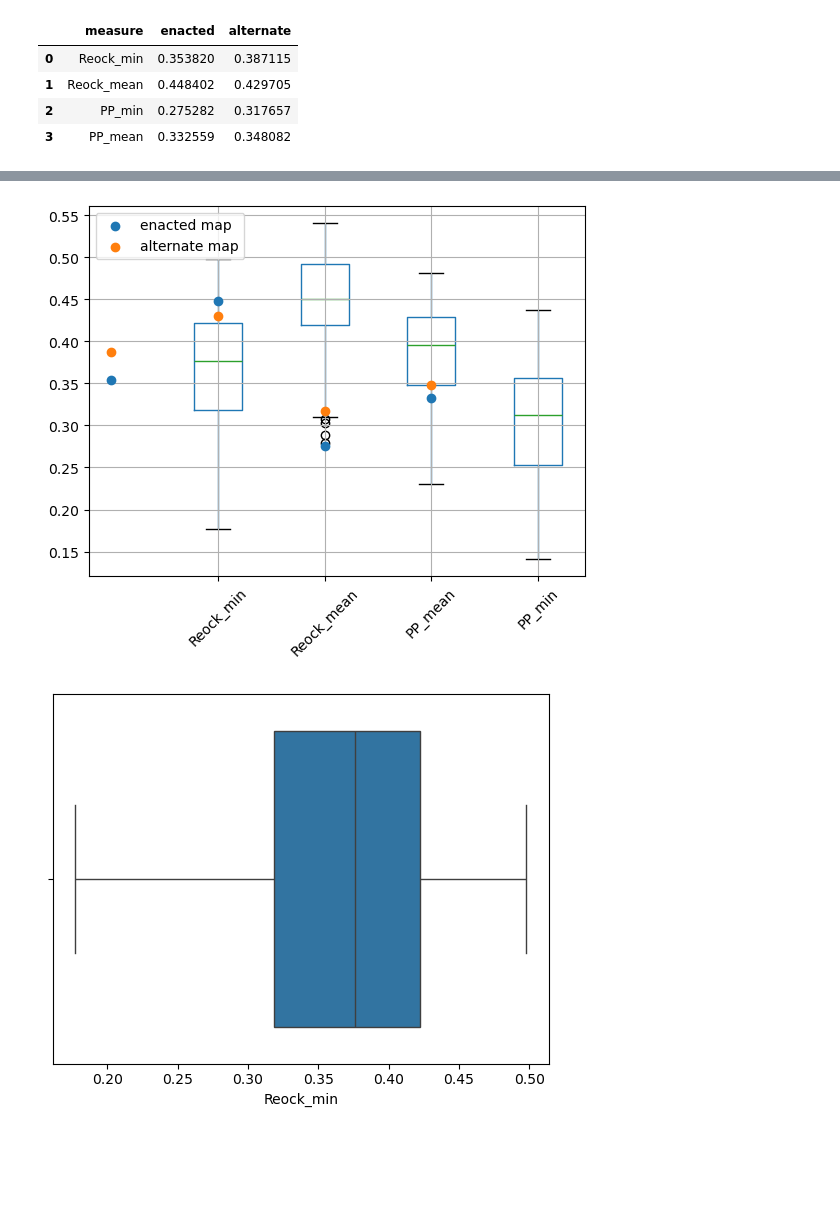
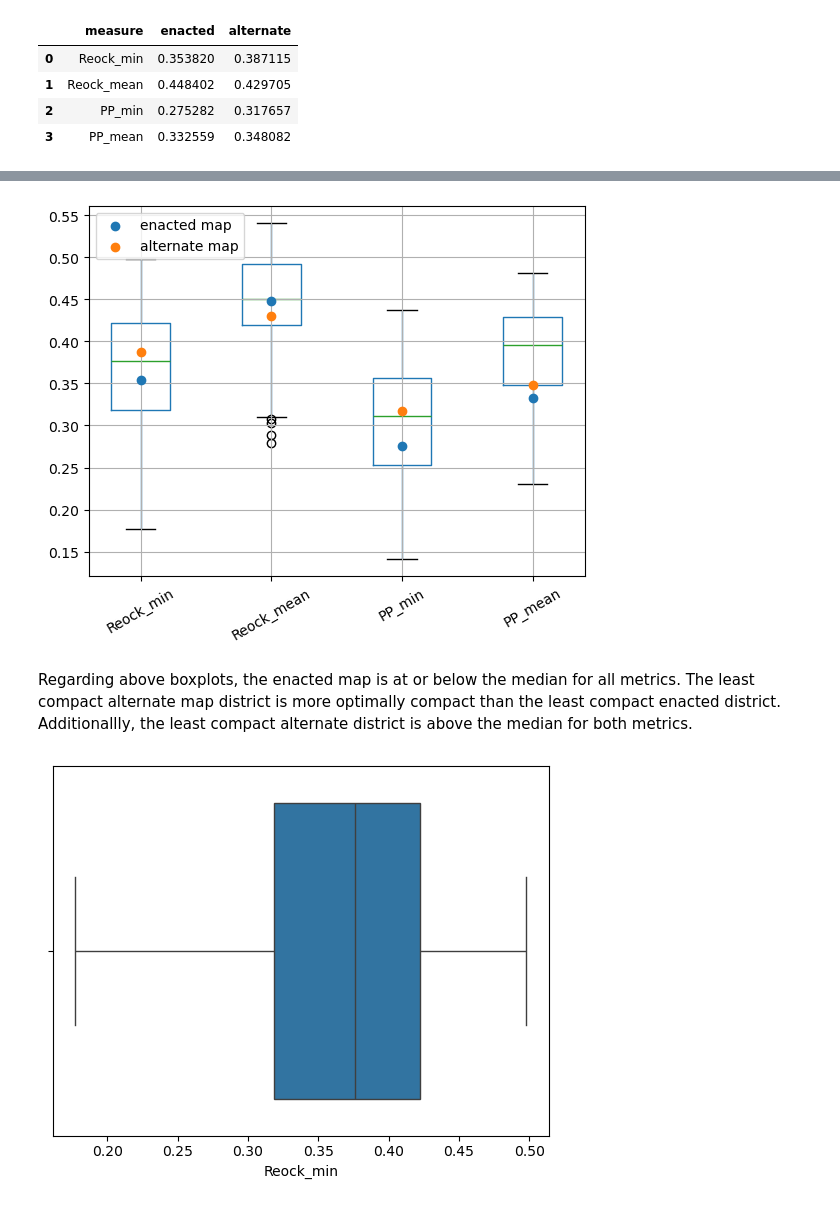
Before and after one commit to stefaniegwangphd/ia-redistricting, a Jupyter notebook: compactness_eval_test.ipynb, the cells around one changed output, grey strips where cells are left out. Drawn from its saved outputs; the diff is of its cells as text; code cells hidden in the pictures; blank space fills up the shorter version.

Commit message:
adjust scatterplot and boxplot overlay

```diff
--- a/compactness_eval_test.ipynb
+++ b/compactness_eval_test.ipynb
@@ -160,19 +155,21 @@ plt.show()
 # %%
 x = maps_df['measure']
 y = maps_df['enacted']
 b = maps_df['alternate']
 
-compactness_analysis_df.boxplot(column=['Reock_min', 'Reock_mean', 'PP_mean', 'PP_min'], rot=45, zorder=1)
+compactness_analysis_df.boxplot(column=['Reock_min', 'Reock_mean', 'PP_min', 'PP_mean'], rot=30, zorder=1, positions=range(4))
 plt.scatter(x=x, y=y, label='enacted map', zorder=2)
 plt.scatter(x=x, y=b, label='alternate map', zorder=3)
 plt.legend(loc='upper left')
 # maps_df.plot.scatter(x='measure', y='enacted', zorder=2)
 plt.show()
 # maps_df.plot.scatter(column=['Reock_min', 'Reock_mean', 'PP_mean', 'PP_min'], zorder=2)
 
 #Need to edit the off set
 # %% [output]
-[figure, old version]
+[figure, new version]
+# %% [markdown]
+Regarding above boxplots, the enacted map is at or below the median for all metrics. The least compact alternate map district is more optimally compact than the least compact enacted district. Additionallly, the least compact alternate district is above the median for both metrics.
 # %%
 sns.boxplot(data=compactness_analysis_df, x='Reock_min')
 plt.show()
```
Also changed, not shown: parts of 1 cell of this notebook.
